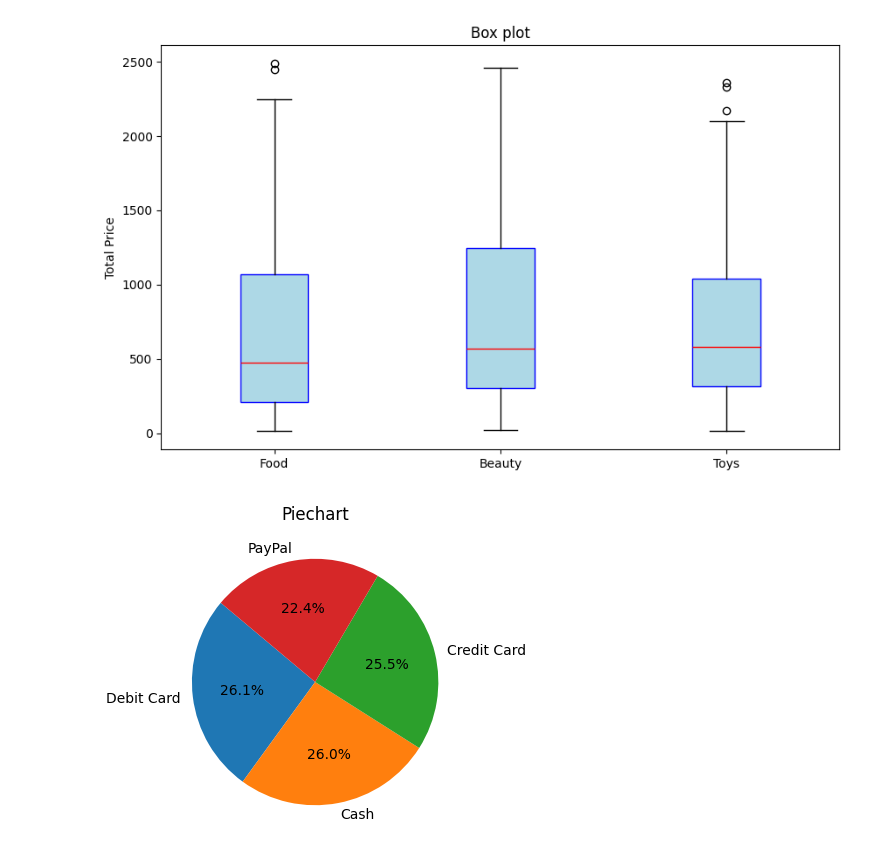
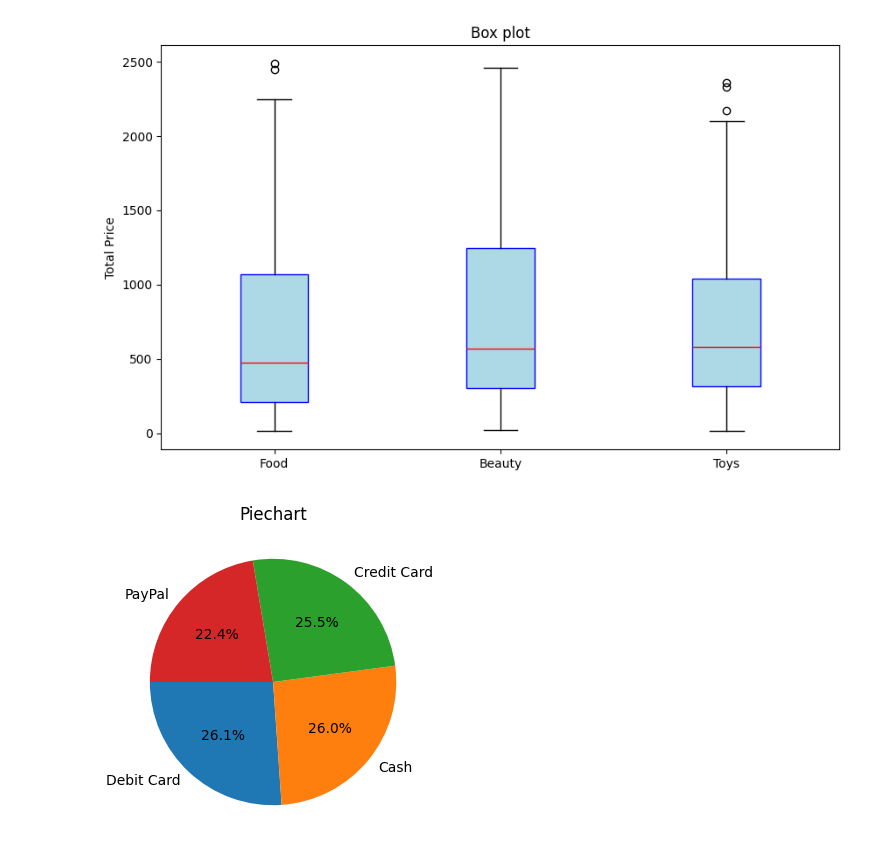
Before and after one commit to jamiya-begam-k-17/edalearning, a Jupyter notebook: basicsEDA/matplotlib.ipynb, the cells around one changed output. Drawn from its saved outputs; the diff is of its cells as text; code cells hidden in the pictures.

```diff
--- a/basicsEDA/matplotlib.ipynb
+++ b/basicsEDA/matplotlib.ipynb
@@ -145,8 +130,8 @@ import seaborn as sns
 # %%
 pycount = df["PaymentMethod"].value_counts()
 plt.figure(figsize=(8,4))
-plt.pie(pycount,labels=pycount.index,autopct="%1.1f%%", startangle=140)
+plt.pie(pycount,labels=pycount.index,autopct="%1.1f%%", startangle=180)
 plt.title("Piechart")
 plt.show()
 # %% [output]
-[figure, old version]
+[figure, new version]
```
Also changed, not shown: parts of 8 cells of this notebook, 19 other files.
